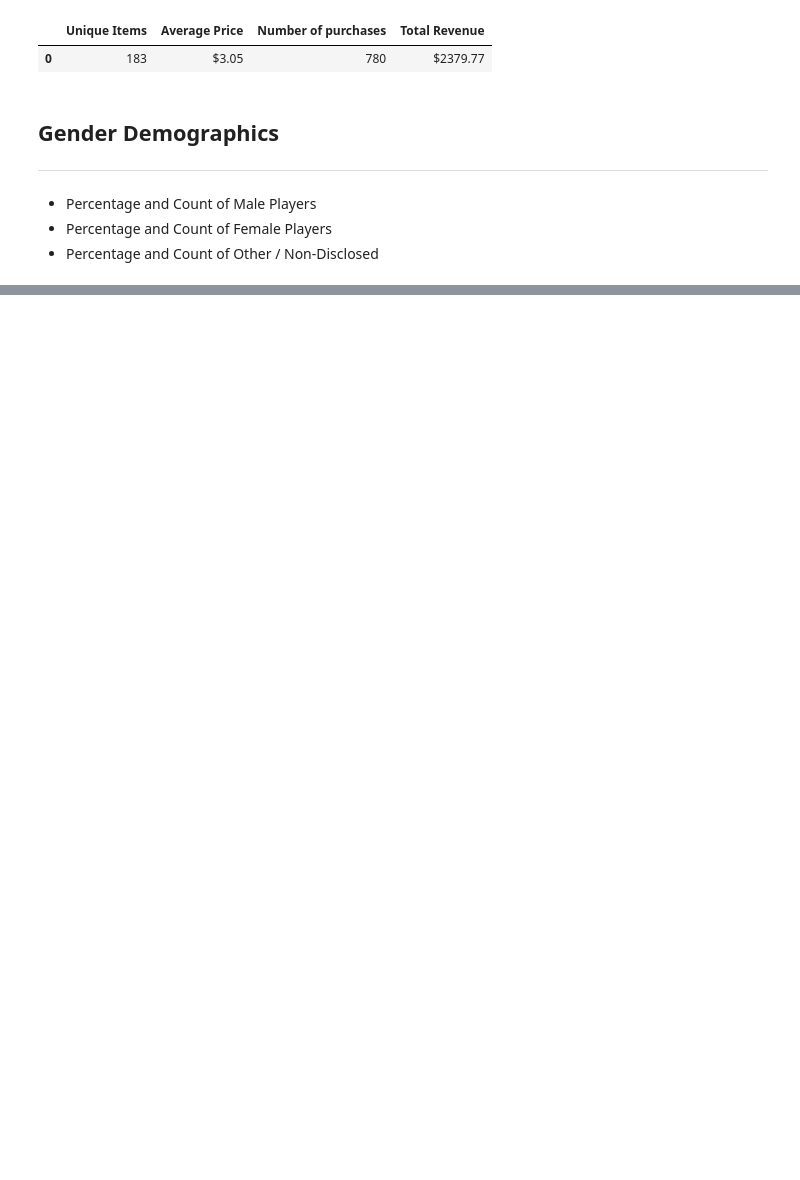
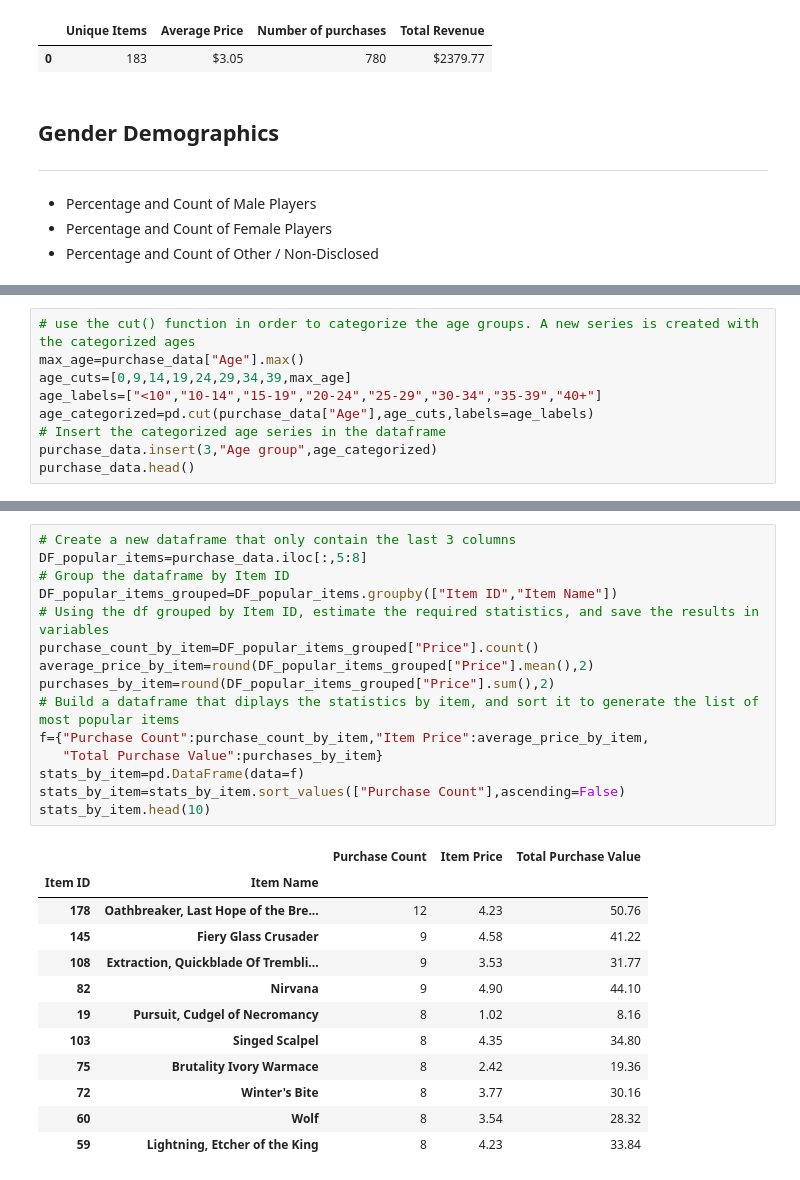
Before and after one commit to carlosyair22/pandas-challenge, a Jupyter notebook: HeroesOfPymoli/Heroes of Pymoli.ipynb, the cells around one changed output, grey strips where cells are left out. Cells and saved outputs as stored; diff of their text form; blank space fills up the shorter version.

```diff
--- a/HeroesOfPymoli/Heroes of Pymoli.ipynb
+++ b/HeroesOfPymoli/Heroes of Pymoli.ipynb
@@ -81,0 +109,9 @@ stats_by_gender
+# %%
+# use the cut() function in order to categorize the age groups. A new series is created with the categorized ages
+max_age=purchase_data["Age"].max()
+age_cuts=[0,9,14,19,24,29,34,39,max_age]
+age_labels=["<10","10-14","15-19","20-24","25-29","30-34","35-39","40+"]
+age_categorized=pd.cut(purchase_data["Age"],age_cuts,labels=age_labels)
+# Insert the categorized age series in the dataframe
+purchase_data.insert(3,"Age group",age_categorized)
+purchase_data.head()
@@ -81,0 +218,28 @@ stats_by_gender
+# %%
+# Create a new dataframe that only contain the last 3 columns
+DF_popular_items=purchase_data.iloc[:,5:8]
+# Group the dataframe by Item ID
+DF_popular_items_grouped=DF_popular_items.groupby(["Item ID","Item Name"])
+# Using the df grouped by Item ID, estimate the required statistics, and save the results in variables
+purchase_count_by_item=DF_popular_items_grouped["Price"].count()
+average_price_by_item=round(DF_popular_items_grouped["Price"].mean(),2)
+purchases_by_item=round(DF_popular_items_grouped["Price"].sum(),2)
+# Build a dataframe that diplays the statistics by item, and sort it to generate the list of most popular items
+f={"Purchase Count":purchase_count_by_item,"Item Price":average_price_by_item,
+   "Total Purchase Value":purchases_by_item}
+stats_by_item=pd.DataFrame(data=f)
+stats_by_item=stats_by_item.sort_values(["Purchase Count"],ascending=False)
+stats_by_item.head(10)
+# %% [output]
+|  |  | Purchase Count | Item Price | Total Purchase Value |
+| Item ID | Item Name |  |  |  |
+| 178 | Oathbreaker, Last Hope of the Bre... | 12 | 4.23 | 50.76 |
+| 145 | Fiery Glass Crusader | 9 | 4.58 | 41.22 |
+| 108 | Extraction, Quickblade Of Trembli... | 9 | 3.53 | 31.77 |
+| 82 | Nirvana | 9 | 4.90 | 44.10 |
+| 19 | Pursuit, Cudgel of Necromancy | 8 | 1.02 | 8.16 |
+| 103 | Singed Scalpel | 8 | 4.35 | 34.80 |
+| 75 | Brutality Ivory Warmace | 8 | 2.42 | 19.36 |
+| 72 | Winter's Bite | 8 | 3.77 | 30.16 |
+| 60 | Wolf | 8 | 3.54 | 28.32 |
+| 59 | Lightning, Etcher of the King | 8 | 4.23 | 33.84 |
```
Also changed, not shown: parts of 14 cells of this notebook, 1 other file.
